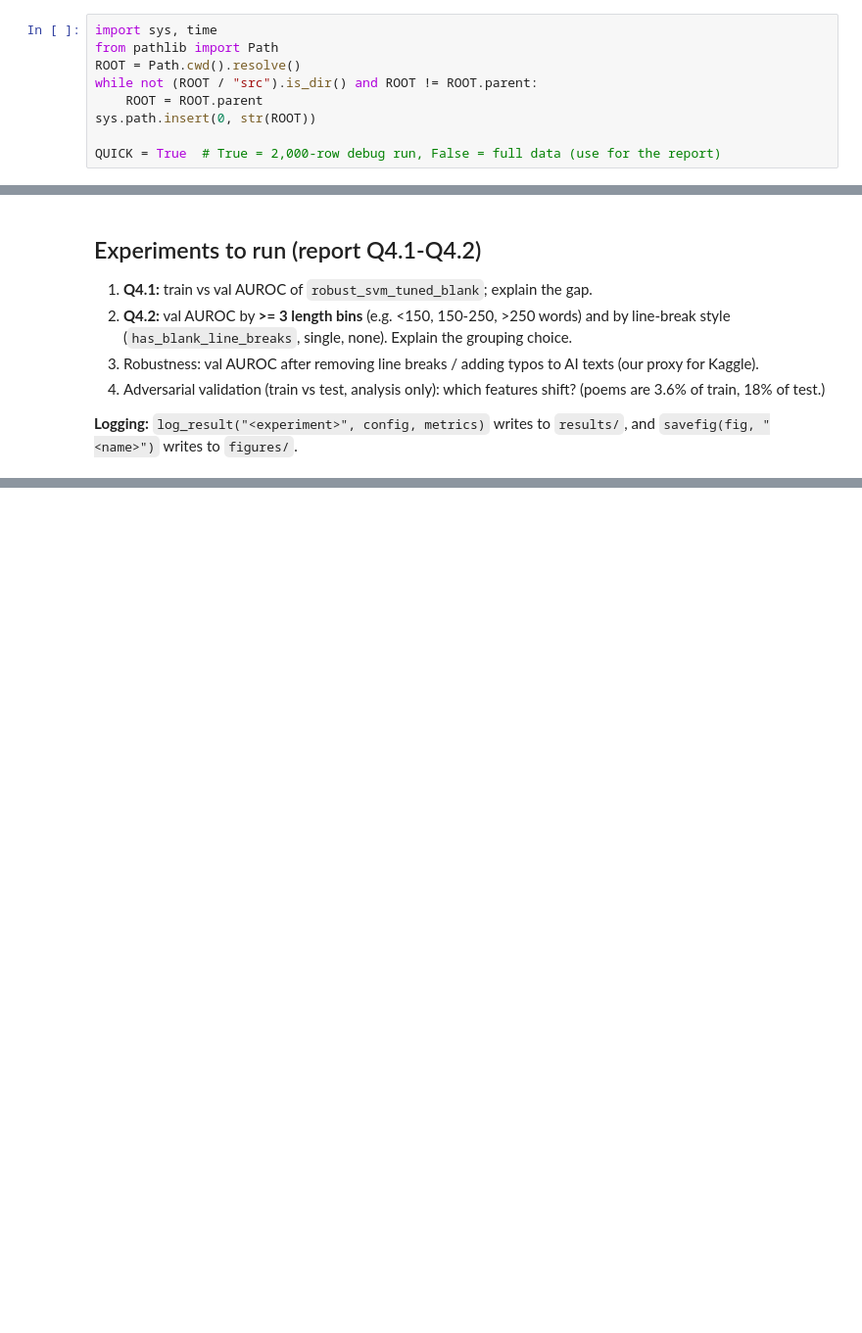
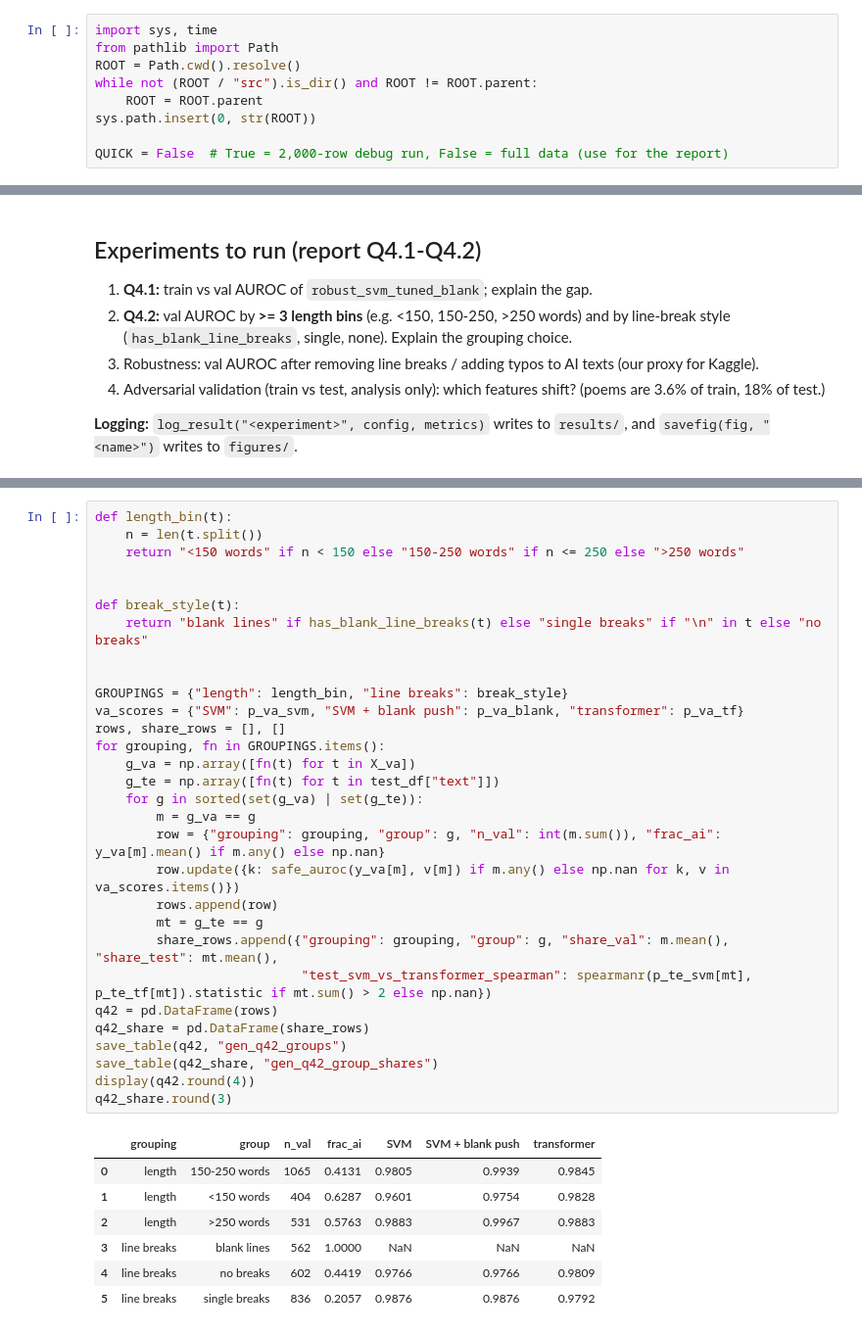
Before and after one commit to 2akc/CS5785_GroupProject, a Jupyter notebook: notebooks/aidan/generalization.ipynb, the cells around one changed output, grey strips where cells are left out. Shown at 98% size. Cells and saved outputs as stored; diff of their text form; blank space fills up the shorter version.

```diff
--- a/notebooks/aidan/generalization.ipynb
+++ b/notebooks/aidan/generalization.ipynb
@@ -9,7 +9,7 @@ while not (ROOT / "src").is_dir() and ROOT != ROOT.parent:
     ROOT = ROOT.parent
 sys.path.insert(0, str(ROOT))
 
-QUICK = True  # True = 2,000-row debug run, False = full data (use for the report)
+QUICK = False  # True = 2,000-row debug run, False = full data (use for the report)
 # %%
 %matplotlib inline
 import numpy as np, pandas as pd, matplotlib.pyplot as plt
@@ -45,0 +135,38 @@ X_va, y_va = xy(val_df)
+# %%
+def length_bin(t):
+    n = len(t.split())
+    return "<150 words" if n < 150 else "150-250 words" if n <= 250 else ">250 words"
+
+
+def break_style(t):
+    return "blank lines" if has_blank_line_breaks(t) else "single breaks" if "\n" in t else "no breaks"
+
+
+GROUPINGS = {"length": length_bin, "line breaks": break_style}
+va_scores = {"SVM": p_va_svm, "SVM + blank push": p_va_blank, "transformer": p_va_tf}
+rows, share_rows = [], []
+for grouping, fn in GROUPINGS.items():
+    g_va = np.array([fn(t) for t in X_va])
+    g_te = np.array([fn(t) for t in test_df["text"]])
+    for g in sorted(set(g_va) | set(g_te)):
+        m = g_va == g
+        row = {"grouping": grouping, "group": g, "n_val": int(m.sum()), "frac_ai": y_va[m].mean() if m.any() else np.nan}
+        row.update({k: safe_auroc(y_va[m], v[m]) if m.any() else np.nan for k, v in va_scores.items()})
+        rows.append(row)
+        mt = g_te == g
+        share_rows.append({"grouping": grouping, "group": g, "share_val": m.mean(), "share_test": mt.mean(),
+                           "test_svm_vs_transformer_spearman": spearmanr(p_te_svm[mt], p_te_tf[mt]).statistic if mt.sum() > 2 else np.nan})
+q42 = pd.DataFrame(rows)
+q42_share = pd.DataFrame(share_rows)
+save_table(q42, "gen_q42_groups")
+save_table(q42_share, "gen_q42_group_shares")
+display(q42.round(4))
+q42_share.round(3)
+# %% [output]
+|  | grouping | group | n_val | frac_ai | SVM | SVM + blank push | transformer |
+| 0 | length | 150-250 words | 1065 | 0.4131 | 0.9805 | 0.9939 | 0.9845 |
+| 1 | length | <150 words | 404 | 0.6287 | 0.9601 | 0.9754 | 0.9828 |
+| 2 | length | >250 words | 531 | 0.5763 | 0.9883 | 0.9967 | 0.9883 |
+| 3 | line breaks | blank lines | 562 | 1.0000 | NaN | NaN | NaN |
+| 4 | line breaks | no breaks | 602 | 0.4419 | 0.9766 | 0.9766 | 0.9809 |
+| 5 | line breaks | single breaks | 836 | 0.2057 | 0.9876 | 0.9876 | 0.9792 |
```
Also changed, not shown: parts of 15 cells of this notebook, 10 other files.
